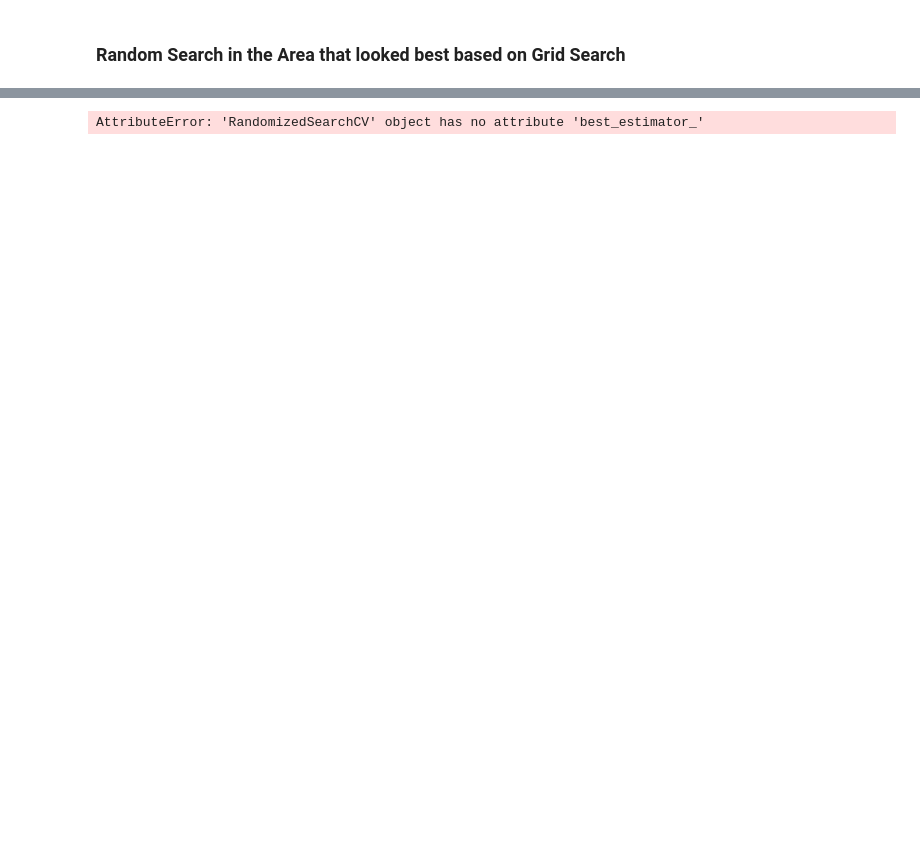
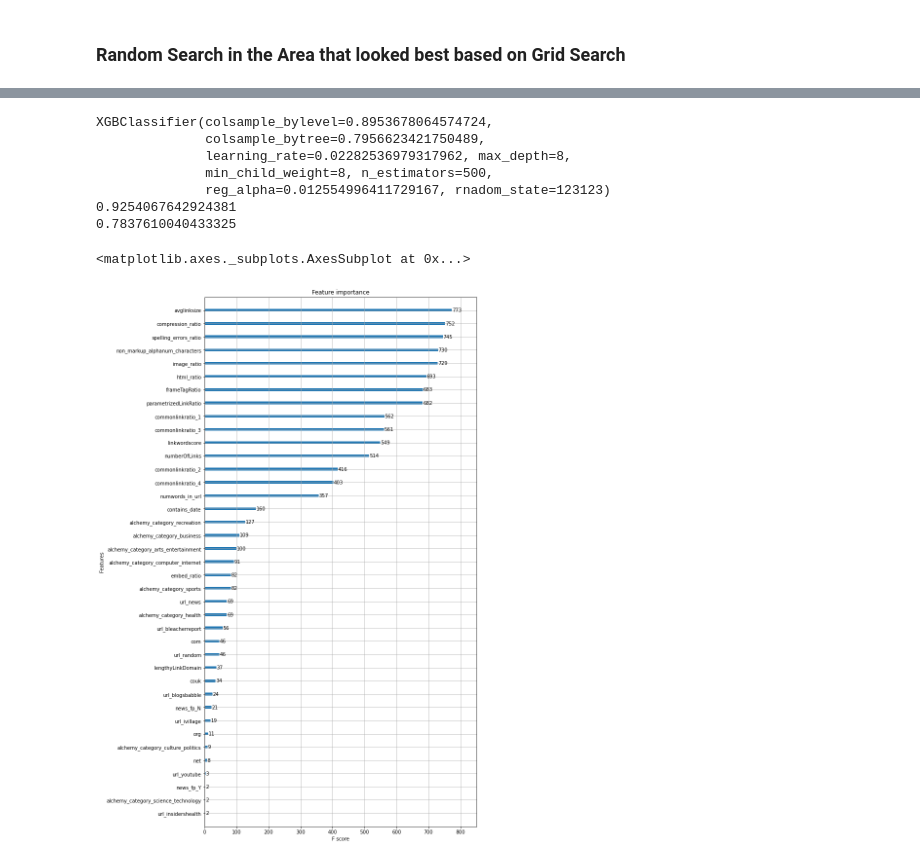
Before and after one commit to pb8300a/Kaggle, a Jupyter notebook: Evergreen/Explore_data.ipynb, the cells around one changed output, grey strips where cells are left out. Saved outputs shown, nothing was run; the diff lists cells and outputs as text; code cells hidden in the pictures; blank space fills up the shorter version.

```diff
--- a/Evergreen/Explore_data.ipynb
+++ b/Evergreen/Explore_data.ipynb
@@ -423,28 +413,42 @@ ValueError: Domain error in arguments.
 # %%
 print(random_search_xgb.best_estimator_)
 
 ##Training Error
 xgb_bestmdl_pred_trn = pd.Series(random_search_xgb.predict_proba(X_trn)[:,1],index = y_trn.index)
 error_xgb_trn = pd.concat([y_trn,xgb_bestmdl_pred_trn],axis = 1)
 error_xgb_trn = error_xgb_trn.rename(columns = {'label':'actual',0:'prediction'})
 fpr, tpr, thresholds = metrics.roc_curve(error_xgb_trn.actual, error_xgb_trn.prediction, pos_label=1)
 print(metrics.auc(fpr, tpr))
 
 ##Holdout Error
 xgb_bestmdl_pred_hld = pd.Series(random_search_xgb.predict_proba(X_hld)[:,1],index = y_hld.index)
 error_xgb_hld = pd.concat([y_hld,xgb_bestmdl_pred_hld],axis = 1)
 error_xgb_hld = error_xgb_hld.rename(columns = {'label':'actual',0:'prediction'})
 fpr, tpr, thresholds = metrics.roc_curve(error_xgb_hld.actual, error_xgb_hld.prediction, pos_label=1)
 print(metrics.auc(fpr, tpr))
 
 ##Create Test
 col_order = X_hld.columns.tolist()
 clean_tst = clean_tst[col_order]
 xgb_bestmdl_pred_tst = pd.Series(random_search_xgb.predict_proba(clean_tst)[:,1])
 out_tst = pd.concat([raw_tst.urlid,xgb_bestmdl_pred_tst],axis = 1)
 out_tst = out_tst.rename(columns = {'urlid':'urlid',0:"label"})
 out_tst.to_csv('test_file_v5.csv',sep = ',')
 
-plot_importance(random_search_xgb.best_estimator_,max_num_features = 7)
+def my_plot_importance(booster, figsize, **kwargs):
+    from matplotlib import pyplot as plt
+    from xgboost import plot_importance
+    fig, ax = plt.subplots(1,1,figsize=figsize)
+    return plot_importance(booster=booster, ax=ax, **kwargs)
+
+my_plot_importance(random_search_xgb.best_estimator_,figsize = (10,20))
 # %% [output]
-AttributeError: 'RandomizedSearchCV' object has no attribute 'best_estimator_'
+XGBClassifier(colsample_bylevel=0.8953678064574724,
+              colsample_bytree=0.7956623421750489,
+              learning_rate=0.02282536979317962, max_depth=8,
+              min_child_weight=8, n_estimators=500,
+              reg_alpha=0.012554996411729167, rnadom_state=123123)
+0.9254067642924381
+0.7837610040433325
+<matplotlib.axes._subplots.AxesSubplot at 0x...>
+[figure, added]
```
Also changed, not shown: parts of 8 cells of this notebook.
